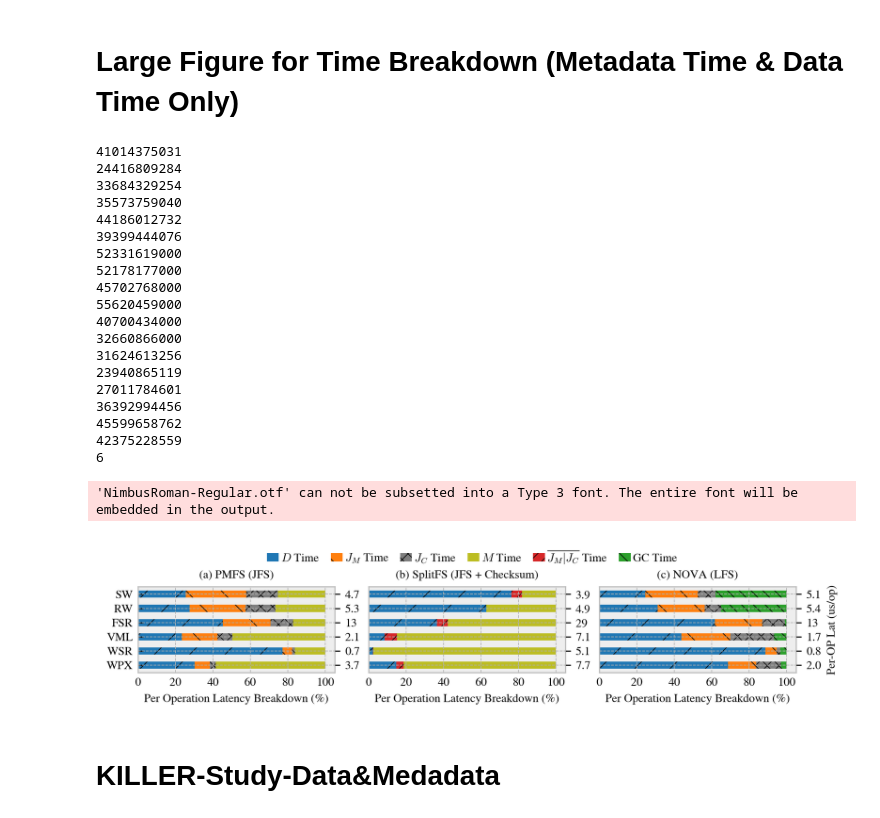
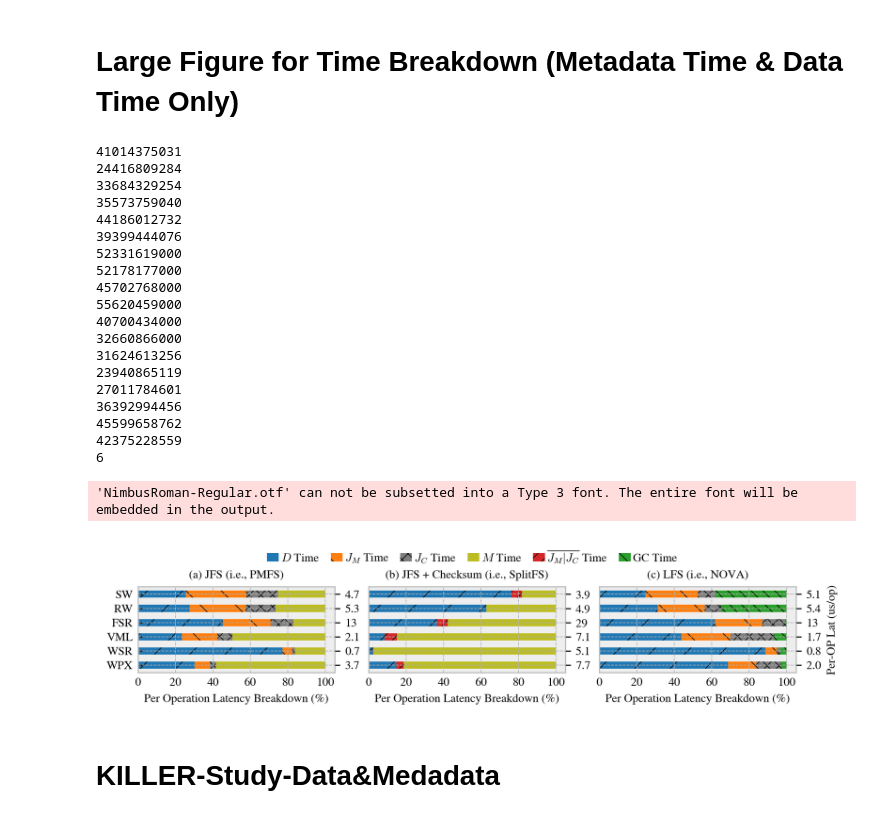
Before and after one commit to WOFS-for-PM/tests, a Jupyter notebook: killer-evaluation/FIG-CrashConsistencyBreakDown/plot.ipynb, the cells around one changed output. Saved outputs shown, nothing was run; the diff lists cells and outputs as text; code cells hidden in the pictures.

```diff
--- a/killer-evaluation/FIG-CrashConsistencyBreakDown/plot.ipynb
+++ b/killer-evaluation/FIG-CrashConsistencyBreakDown/plot.ipynb
@@ -36,7 +36,7 @@ num_job = 1
 colors = [["rgb(238,238,238)", "rgb(21,78,86)", "rgb(126,232,192)", "rgb(29,138,32)", "rgb(140,202,76)", "rgb(44,146,139)"]]
 patterns = ['/', '\\', 'XXX', "", "///", "\\\\\\", "xxx", '/', '\\', 'XXX', "", "///", "\\\\\\", "xxx"]
 # titles = ["(a) NOVA I/O Time (Seconds) and I/O Size (Gigabytes) Breakdown", "(b) PMFS I/O Time (Seconds) and I/O Size (Gigabytes) Breakdown"]
-titles = ["(a) PMFS (JFS)", "(b) SplitFS (JFS + Checksum)", "(c) NOVA (LFS)"]
+titles = ["(a) JFS (i.e., PMFS)", "(b) JFS + Checksum (i.e., SplitFS)", "(c) LFS (i.e., NOVA)"]
 scales = [4, 1]
 cmap="tab10"
 # files = ["./avg-test-result-single-in-paper", "../FIG_CP_Prefetch/performance-comparison-table"]
@@ -175,34 +175,34 @@ for fid, file in enumerate(files):
 
     # subfig.title.set_text(titles[fid], fontsize=8)
 print(len(bars))
 # legends = ["T-D-Rd", "T-D-Wr", "T-M-E", "T-M-I", "T-M-Jnl", "T-M-T", "T-M-Idx", "T-M-DE", "IO-D", "IO-M" ]
 legends = ["$D$ Time", "$J_M$ Time", "$J_C$ Time", "$M$ Time", "$\overline{J_M|J_C}$ Time", "GC Time" ]
 fig.legend(handles=bars, labels=legends, loc='upper center', ncol=len(bars), bbox_to_anchor=(0.5, 1.16), frameon=False, columnspacing=1, handletextpad=0.2, handlelength=1, borderpad=0.2, labelspacing=0.2, fontsize=8)
 plt.tight_layout(pad=0.4)
 plt.savefig("./FIG-MetaObservation.pdf", bbox_inches='tight', pad_inches=0.1)
 plt.show()
 # %% [output]
 41014375031
 24416809284
 33684329254
 35573759040
 44186012732
 39399444076
 52331619000
 52178177000
 45702768000
 55620459000
 40700434000
 32660866000
 31624613256
 23940865119
 27011784601
 36392994456
 45599658762
 42375228559
 6
 'NimbusRoman-Regular.otf' can not be subsetted into a Type 3 font. The entire font will be embedded in the output.
-[figure, old version]
+[figure, new version]
 # %% [markdown]
 # KILLER-Study-Data&Medadata
 # %%
```
Also changed, not shown: 52 other files.
